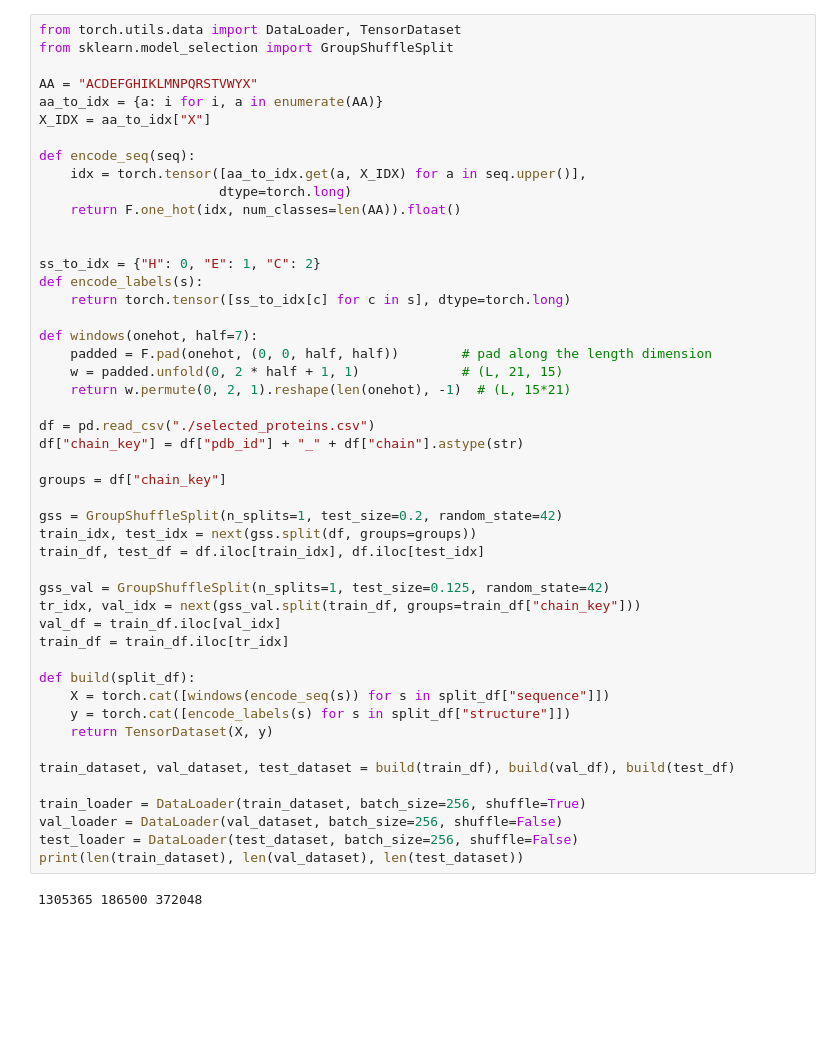
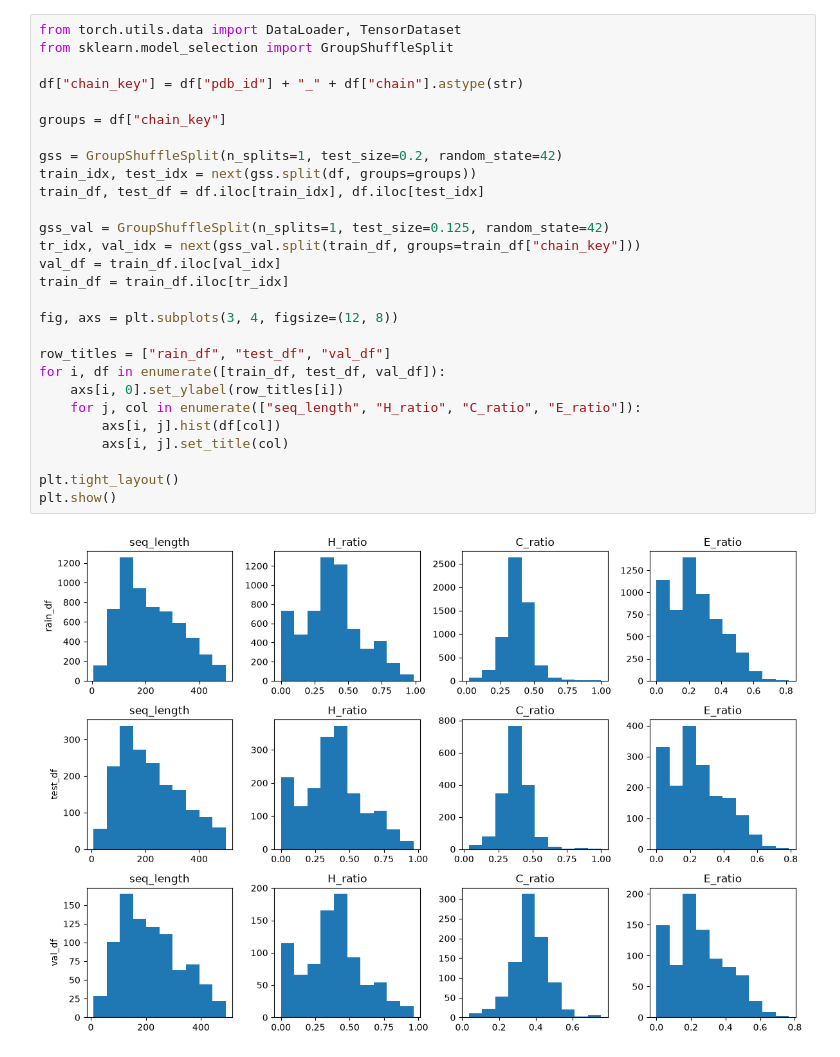
Before and after one commit to peevenpooberry/SecondaryStructurePredict, a Jupyter notebook: structure_classifier.ipynb, the cells around one changed output. Saved outputs shown, nothing was run; the diff lists cells and outputs as text; blank space fills up the shorter version.

```diff
--- a/structure_classifier.ipynb
+++ b/structure_classifier.ipynb
@@ -5,50 +33,30 @@ import pandas as pd
 # %%
 from torch.utils.data import DataLoader, TensorDataset
 from sklearn.model_selection import GroupShuffleSplit
 
-AA = "ACDEFGHIKLMNPQRSTVWYX"
-aa_to_idx = {a: i for i, a in enumerate(AA)}
-X_IDX = aa_to_idx["X"]
-
-def encode_seq(seq):
-    idx = torch.tensor([aa_to_idx.get(a, X_IDX) for a in seq.upper()],
-                       dtype=torch.long)
-    return F.one_hot(idx, num_classes=len(AA)).float()
-
-
-ss_to_idx = {"H": 0, "E": 1, "C": 2}
-def encode_labels(s):
-    return torch.tensor([ss_to_idx[c] for c in s], dtype=torch.long)
-
-def windows(onehot, half=7):
-    padded = F.pad(onehot, (0, 0, half, half))        # pad along the length dimension
-    w = padded.unfold(0, 2 * half + 1, 1)             # (L, 21, 15)
-    return w.permute(0, 2, 1).reshape(len(onehot), -1)  # (L, 15*21)
-
-df = pd.read_csv("./selected_proteins.csv")
 df["chain_key"] = df["pdb_id"] + "_" + df["chain"].astype(str)
 
 groups = df["chain_key"]
 
 gss = GroupShuffleSplit(n_splits=1, test_size=0.2, random_state=42)
 train_idx, test_idx = next(gss.split(df, groups=groups))
 train_df, test_df = df.iloc[train_idx], df.iloc[test_idx]
 
 gss_val = GroupShuffleSplit(n_splits=1, test_size=0.125, random_state=42)
 tr_idx, val_idx = next(gss_val.split(train_df, groups=train_df["chain_key"]))
 val_df = train_df.iloc[val_idx]
 train_df = train_df.iloc[tr_idx]
 
-def build(split_df):
-    X = torch.cat([windows(encode_seq(s)) for s in split_df["sequence"]])
-    y = torch.cat([encode_labels(s) for s in split_df["structure"]])
-    return TensorDataset(X, y)
+fig, axs = plt.subplots(3, 4, figsize=(12, 8))
 
-train_dataset, val_dataset, test_dataset = build(train_df), build(val_df), build(test_df)
+row_titles = ["rain_df", "test_df", "val_df"]
+for i, df in enumerate([train_df, test_df, val_df]):
+    axs[i, 0].set_ylabel(row_titles[i])
+    for j, col in enumerate(["seq_length", "H_ratio", "C_ratio", "E_ratio"]):
+        axs[i, j].hist(df[col])
+        axs[i, j].set_title(col)
 
-train_loader = DataLoader(train_dataset, batch_size=256, shuffle=True)
-val_loader = DataLoader(val_dataset, batch_size=256, shuffle=False)
-test_loader = DataLoader(test_dataset, batch_size=256, shuffle=False)
-print(len(train_dataset), len(val_dataset), len(test_dataset))
+plt.tight_layout()
+plt.show()
 # %% [output]
-1305365 186500 372048
+[figure, added]
```
Also changed, not shown: parts of 9 cells of this notebook, 4 other files.
